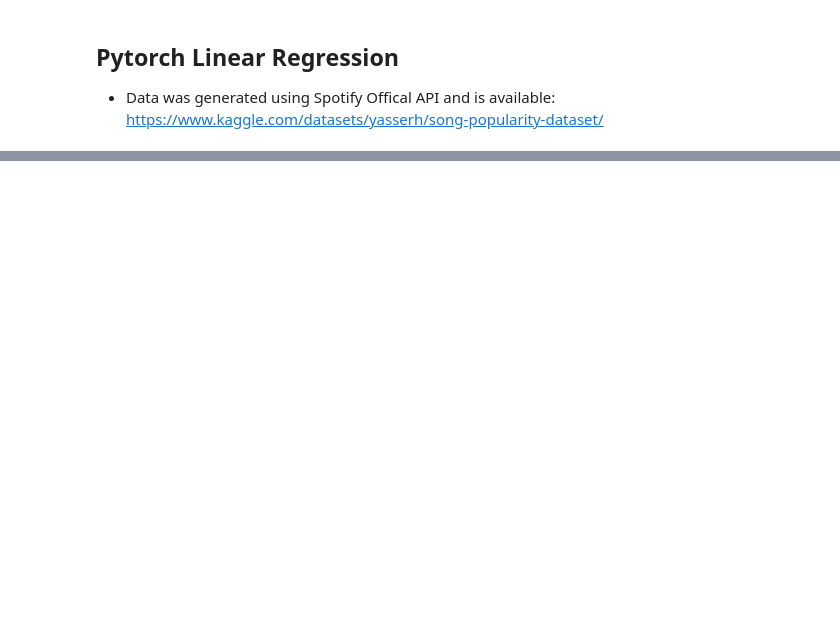
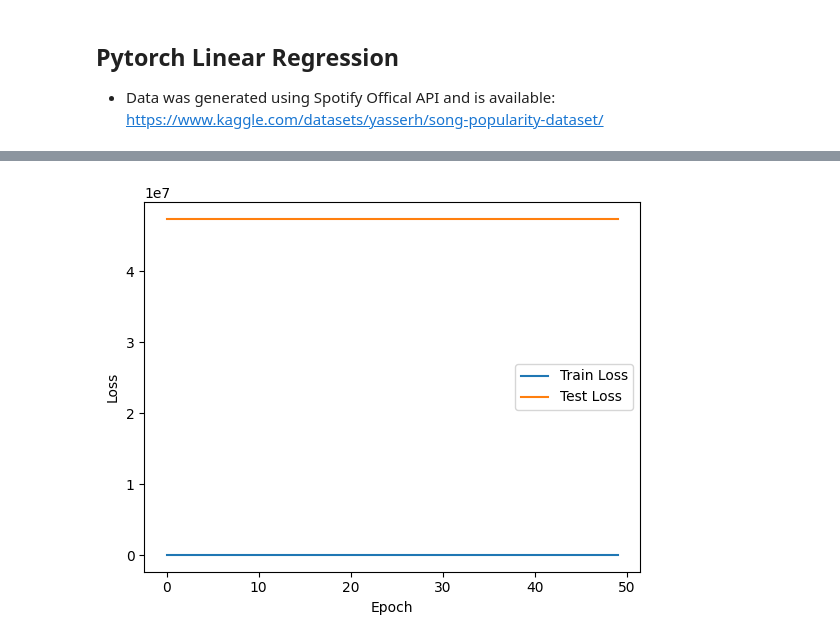
Before and after one commit to zfenton/https---github.com-zfenton-GitHubPortfolio, a Jupyter notebook: pytorch_FirstLinearModel.ipynb, the cells around one changed output, grey strips where cells are left out. Drawn from its saved outputs; the diff is of its cells as text; code cells hidden in the pictures; blank space fills up the shorter version.

```diff
--- a/pytorch_FirstLinearModel.ipynb
+++ b/pytorch_FirstLinearModel.ipynb
@@ -178,4 +169,5 @@ Epoch: 490 - MAE Train Loss: 19.36386489868164 - MAE Test Loss: 19.1527538299560
 # Notice that the MAE does not improve. SGD is very sensitive to features and could be optimized by feature scaling
 sgd_model = LinearRegressionModel('SGD')
 sgd_model.trainModel(500, X_train, X_test, y_train, y_test, 0.001)
+sgd_model.plot_loss()
 # %% [output]
@@ -198,0 +191 @@ Epoch: 490 - MAE Train Loss: 73396.640625 - MAE Test Loss: 47727616.0
+[figure, added]
```
Also changed, not shown: parts of 6 cells of this notebook.
